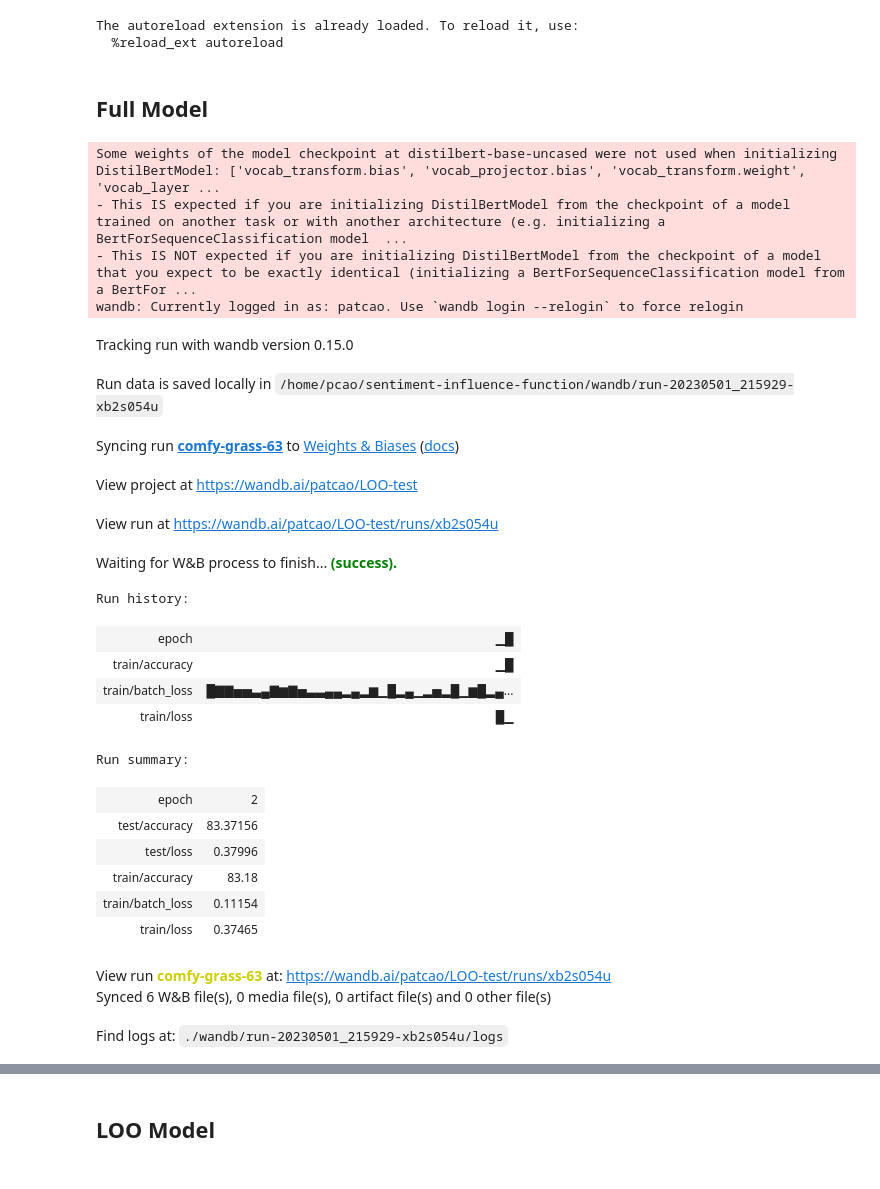
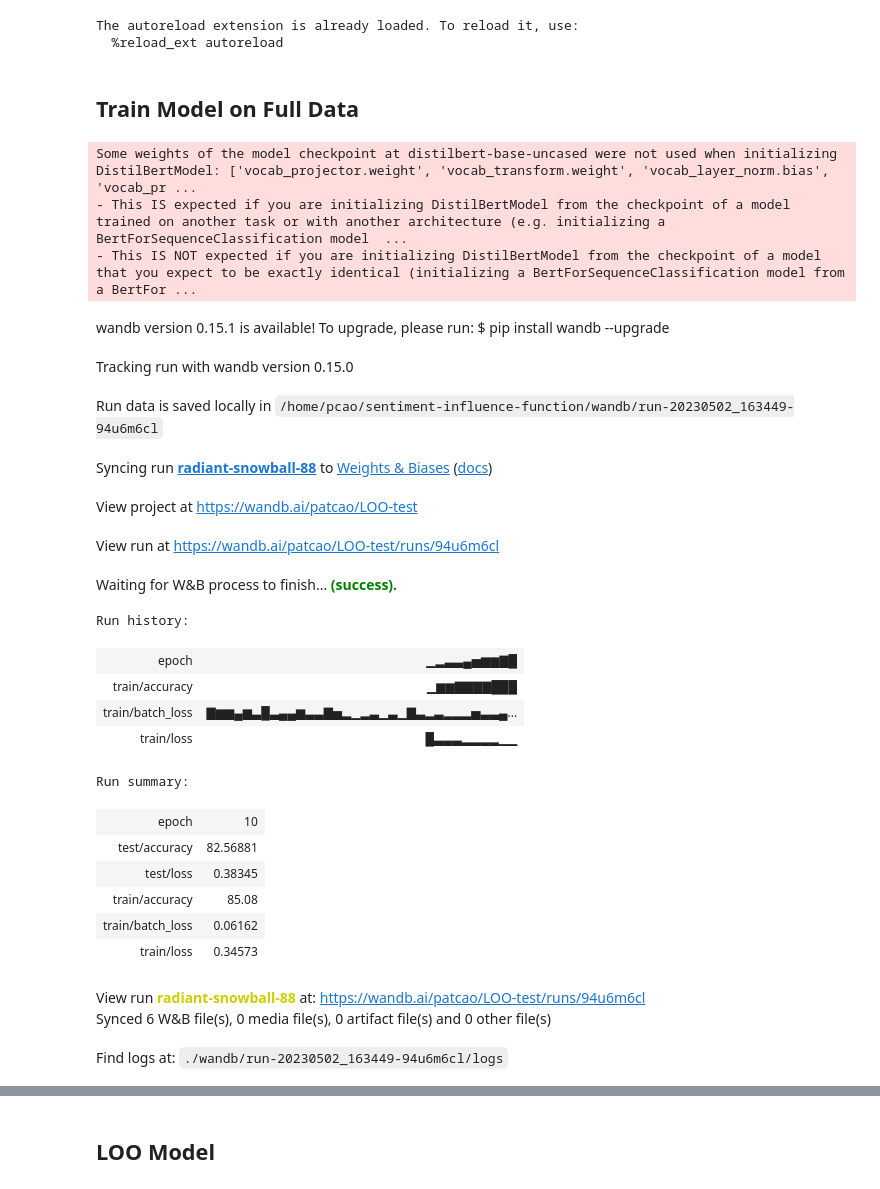
Before and after one commit to patcao/sentiment-influence-function, a Jupyter notebook: LOO-Prototype.ipynb, the cells around one changed output, grey strips where cells are left out. Cells and saved outputs as stored; diff of their text form; code cells hidden in the pictures.

```diff
--- a/LOO-Prototype.ipynb
+++ b/LOO-Prototype.ipynb
@@ -21,7 +21,7 @@ import wandb
 
 device = utils.get_device()
 config_path = "loo/classifier.yaml"
-epochs = 3
+epochs = 10
 num_training_examples = 10000
 
 with open(config_path, "r") as stream:
@@ -46,7 +46,7 @@ test_dataloader = DataLoader(test_dataset, shuffle=False, batch_size=1)
 The autoreload extension is already loaded. To reload it, use:
   %reload_ext autoreload
 # %% [markdown]
-## Full Model
+## Train Model on Full Data
 # %%
 # loo_dataset = create_loo_dataset(train_dataset, 0)
 # train_dataloader = DataLoader(
@@ -65,54 +65,54 @@ full_model = BertClassifier.create_bert_classifier(
     freeze_bert=True,
     random_state=42,
 )
 full_model.classifier.load_state_dict(
     torch.load("loo_10k/run_0/init_classifier_params.pt")
 )
 # torch.save(model.classifier.state_dict(), 'classifier_params.pt')
 
 optimizer = Adam(full_model.classifier.parameters(), lr=config["learning_rate"])
 loss_fn = torch.nn.CrossEntropyLoss()
 
 run = wandb.init(project="LOO-test", tags=["full"], config=config)
 
 timings = utils.train(
     config=config,
     model=full_model,
     optimizer=optimizer,
     loss_fn=loss_fn,
     train_dataloader=train_dataloader,
     val_dataloader=None,
 )
 
-test_loss, test_acc = utils.evaluate(full_model, test_dataloader)
+fdf, test_loss, test_acc = utils.evaluate_loss_df(full_model, test_dataloader)
 wandb.summary["test/loss"] = test_loss
 wandb.summary["test/accuracy"] = test_acc
 wandb.finish()
 # %% [output]
-Some weights of the model checkpoint at distilbert-base-uncased were not used when initializing DistilBertModel: ['vocab_transform.bias', 'vocab_projector.bias', 'vocab_transform.weight', 'vocab_layer ...
+Some weights of the model checkpoint at distilbert-base-uncased were not used when initializing DistilBertModel: ['vocab_projector.weight', 'vocab_transform.weight', 'vocab_layer_norm.bias', 'vocab_pr ...
 - This IS expected if you are initializing DistilBertModel from the checkpoint of a model trained on another task or with another architecture (e.g. initializing a BertForSequenceClassification model  ...
 - This IS NOT expected if you are initializing DistilBertModel from the checkpoint of a model that you expect to be exactly identical (initializing a BertForSequenceClassification model from a BertFor ...
-wandb: Currently logged in as: patcao. Use `wandb login --relogin` to force relogin
-Tracking run with wandb version 0.15.0
+wandb version 0.15.1 is available! To upgrade, please run: $ pip install wandb --upgrade
-Run data is saved locally in /home/pcao/sentiment-influence-function/wandb/run-20230501_215929-xb2s054u
+Tracking run with wandb version 0.15.0
-Syncing run comfy-grass-63 to Weights & Biases (docs)
+Run data is saved locally in /home/pcao/sentiment-influence-function/wandb/run-20230502_163449-94u6m6cl
-View project at https://wandb.ai/patcao/LOO-test
+Syncing run radiant-snowball-88 to Weights & Biases (docs)
-View run at https://wandb.ai/patcao/LOO-test/runs/xb2s054u
+View project at https://wandb.ai/patcao/LOO-test
-Waiting for W&B process to finish... (success).
+View run at https://wandb.ai/patcao/LOO-test/runs/94u6m6cl
+Waiting for W&B process to finish... (success).
 Run history:
-| epoch | ▁█ |
-| train/accuracy | ▁█ |
-| train/batch_loss | █▇▇▅▅▃▄▇▆▇▅▃▃▄▄▂▄▂▆▁█▂▄▁▂▅▂█▁▆█▂▄... |
-| train/loss | █▁ |
+| epoch | ▁▂▃▃▄▅▆▆▇█ |
+| train/accuracy | ▁▆▆▇▇▇▇███ |
+| train/batch_loss | ▇▆▆▄▆▃█▃▄▄▆▃▃▇▅▂▁▂▃▁▃▁▇▃▂▃▂▂▂▅▃▃▄... |
+| train/loss | █▃▃▃▂▂▂▂▁▁ |
 Run summary:
-| epoch | 2 |
-| test/accuracy | 83.37156 |
-| test/loss | 0.37996 |
-| train/accuracy | 83.18 |
-| train/batch_loss | 0.11154 |
-| train/loss | 0.37465 |
+| epoch | 10 |
+| test/accuracy | 82.56881 |
+| test/loss | 0.38345 |
+| train/accuracy | 85.08 |
+| train/batch_loss | 0.06162 |
+| train/loss | 0.34573 |
-View run comfy-grass-63 at: https://wandb.ai/patcao/LOO-test/runs/xb2s054u
-Synced 6 W&B file(s), 0 media file(s), 0 artifact file(s) and 0 other file(s)
-Find logs at: ./wandb/run-20230501_215929-xb2s054u/logs
+View run radiant-snowball-88 at: https://wandb.ai/patcao/LOO-test/runs/94u6m6cl
+Synced 6 W&B file(s), 0 media file(s), 0 artifact file(s) and 0 other file(s)
+Find logs at: ./wandb/run-20230502_163449-94u6m6cl/logs
 # %%
 # Compute loss for each test point
```
Also changed, not shown: parts of 28 cells of this notebook, 8 other files.
